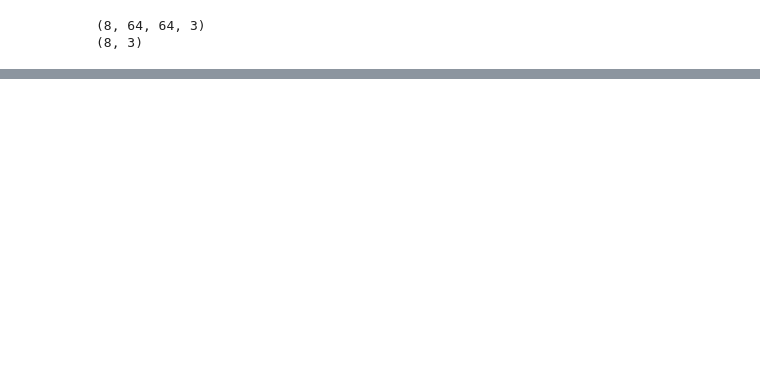
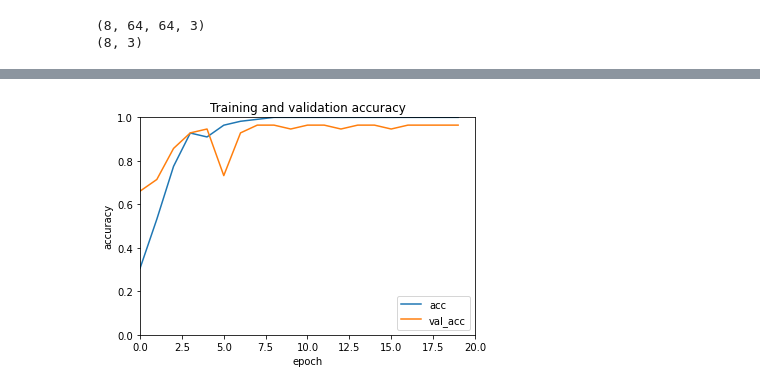
Before and after one commit to newstage75/ML_study, a Jupyter notebook: karaAI/再度からあげ先生の勉強.ipynb, the cells around one changed output, grey strips where cells are left out. Saved outputs shown, nothing was run; the diff lists cells and outputs as text; code cells hidden in the pictures; blank space fills up the shorter version.

```diff
--- a/karaAI/再度からあげ先生の勉強.ipynb
+++ b/karaAI/再度からあげ先生の勉強.ipynb
@@ -259,0 +345,12 @@ for i in range(0, image_numb):
+# %%
+plt.plot(history.history['accuracy'])
+plt.plot(history.history['val_accuracy'])
+plt.title('Training and validation accuracy')
+plt.xlabel('epoch')
+plt.ylabel('accuracy')
+plt.xlim([0.0, EPOCHS])
+plt.ylim([0.0, 1.0])
+plt.legend(['acc', 'val_acc'], loc='lower right')
+plt.show()
+# %% [output]
+[figure, added]
```
Also changed, not shown: parts of 14 cells of this notebook.
